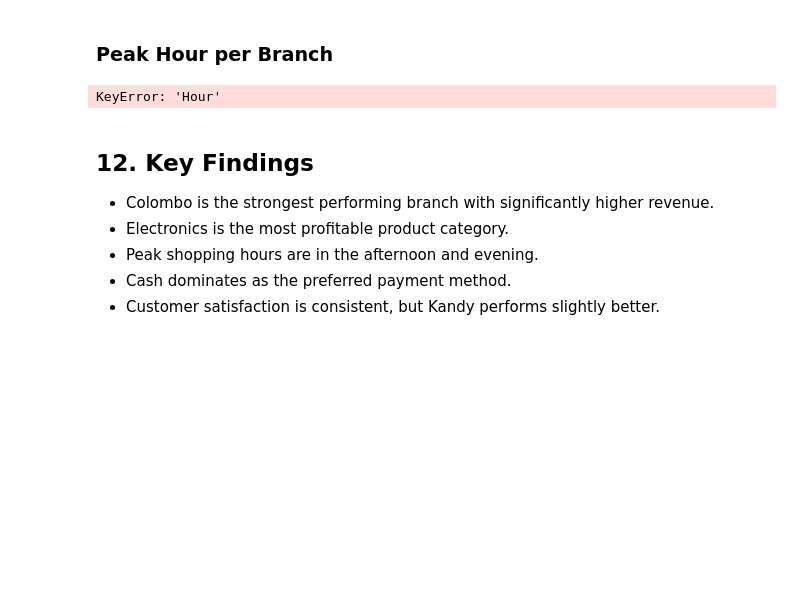
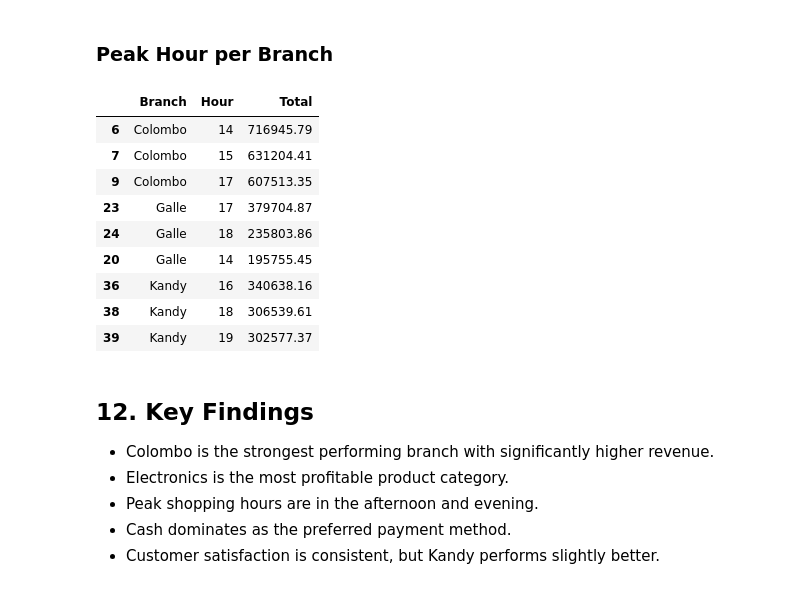
Before and after one commit to munasinghe-2006/LankaMart-Sales-Analysis-Project, a Jupyter notebook: Methsandi- LankaMart Sales Analysis Project.ipynb, the cells around one changed output. Saved outputs shown, nothing was run; the diff lists cells and outputs as text; code cells hidden in the pictures; blank space fills up the shorter version.

```diff
--- a/Methsandi- LankaMart Sales Analysis Project.ipynb
+++ b/Methsandi- LankaMart Sales Analysis Project.ipynb
@@ -267,13 +267,22 @@ top_categories
 ### Peak Hour per Branch
 # %%
 # Calculate total sales by branch and hour using groupby and sort the results in descending order, then display the top 3 hours for each branch
-
-grouped = df.groupby(["Branch","Hour"])["Total"].sum().reset_index()
-sorted_df = grouped.sort_values(["Branch","Total"], ascending=
-[True,False])
-sorted_df.groupby("Branch").head(3)
+df["Hour"] = pd.to_datetime(df["Time"], format="%H:%M").dt.hour
+grouped = df.groupby(["Branch", "Hour"])["Total"].sum().reset_index()
+sorted_df = grouped.sort_values(by=["Branch", "Total"], ascending=[True, False])
+top_hours = sorted_df.groupby("Branch").head(3)
+top_hours
 # %% [output]
-KeyError: 'Hour'
+|  | Branch | Hour | Total |
+| 6 | Colombo | 14 | 716945.79 |
+| 7 | Colombo | 15 | 631204.41 |
+| 9 | Colombo | 17 | 607513.35 |
+| 23 | Galle | 17 | 379704.87 |
+| 24 | Galle | 18 | 235803.86 |
+| 20 | Galle | 14 | 195755.45 |
+| 36 | Kandy | 16 | 340638.16 |
+| 38 | Kandy | 18 | 306539.61 |
+| 39 | Kandy | 19 | 302577.37 |
 # %% [markdown]
 ## 12. Key Findings
 - Colombo is the strongest performing branch with significantly higher revenue.
```
Also changed, not shown: parts of 2 cells of this notebook.
